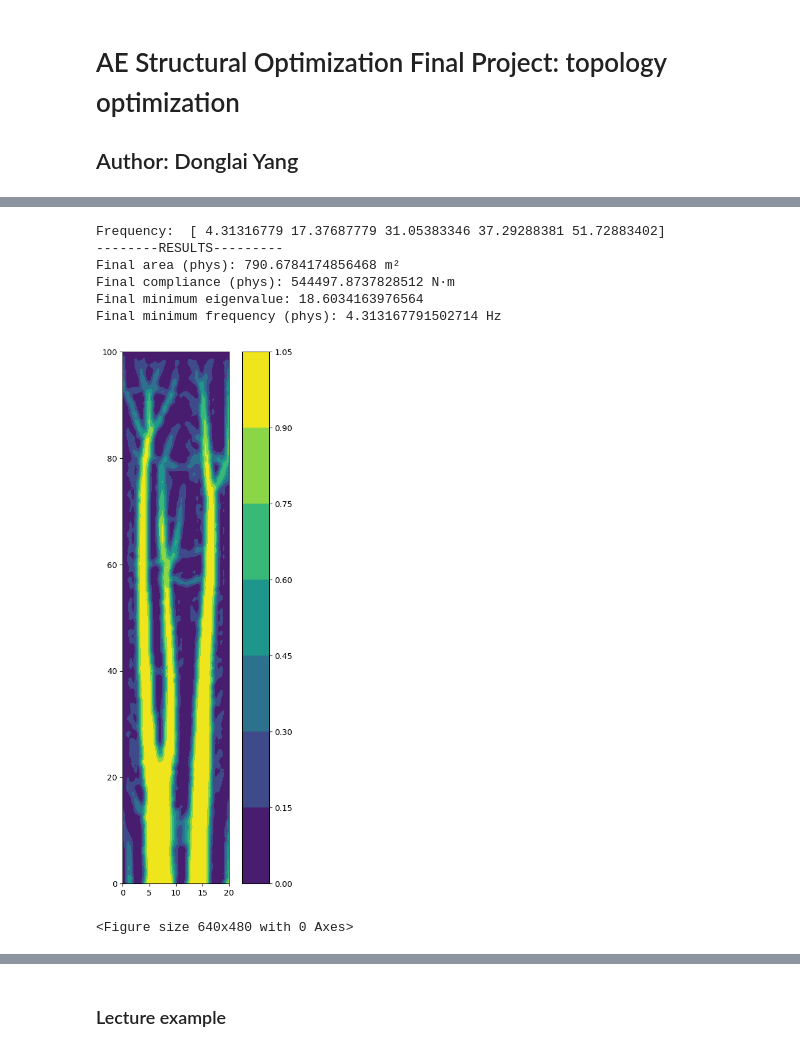
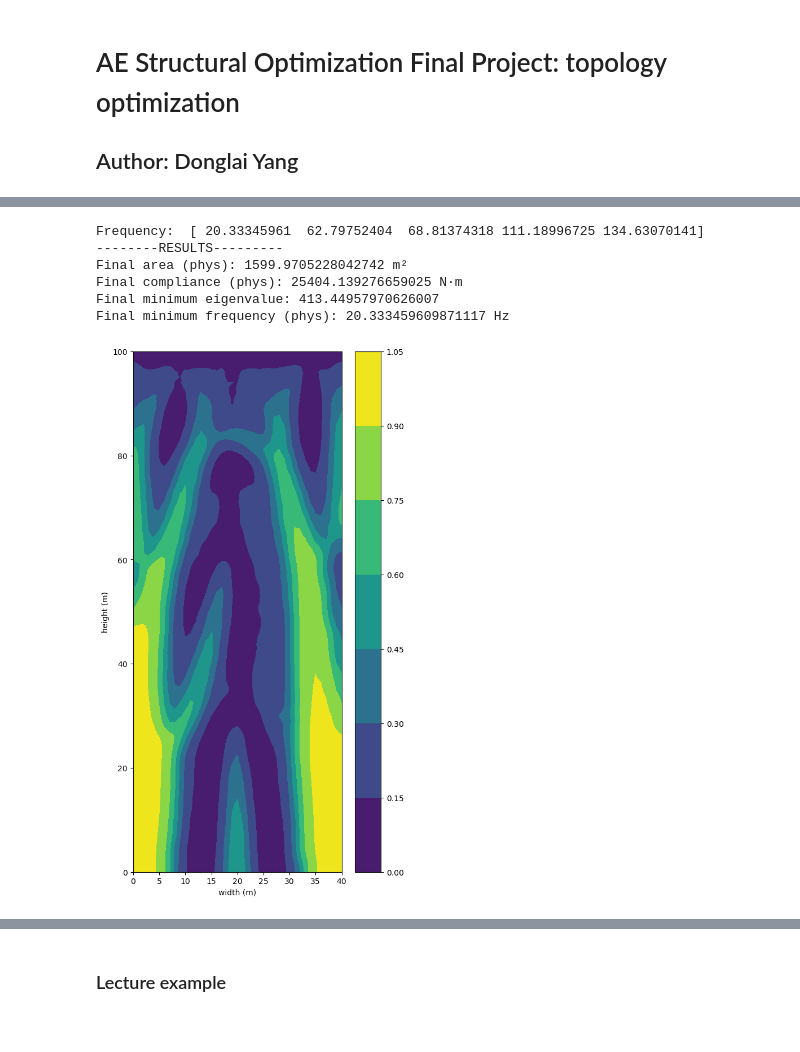
Before and after one commit to alastairyang/structural-topology-optimization, a Jupyter notebook: project-Donglai-Yang.ipynb, the cells around one changed output, grey strips where cells are left out. Saved outputs shown, nothing was run; the diff lists cells and outputs as text; code cells hidden in the pictures.

```diff
--- a/project-Donglai-Yang.ipynb
+++ b/project-Donglai-Yang.ipynb
@@ -1235,7 +1241,7 @@ nondim_flag = False
 flooded_flag = True # flooded: no hydrostatic pressure differential
 
 # Set the dimensions of the design domain
-Lx = 20 # m, width
+Lx = 40 # m, width
 Ly = 100 # m, height
 nx = 40
 ny = int(Ly/Lx * nx)
@@ -1244,7 +1250,7 @@ print(f"Number of x elements: {nx}, Number of y elements: {ny}")
 print(f"Target frequnecy (physical): {f_target} Hz")
 
 z_surface = 400  # m, sea surface height above the bed(for computing hydrostatic loads only)
-rho_FRP_phys = 2300.0  # kg/m³ (originally 820)
+rho_FRP_phys = 700.0  # kg/m³ (originally 820)
 E_FRP_phys = 30e9  # Pa
 rhosw = 1025.0  # kg/m³ (seawater density)
 g = 9.81  # m/s²
@@ -1393,7 +1399,7 @@ visualize_force_vector(X, total_forces_plot.flatten())
 
 # ----------------------------- Creating model ------------------------------
 # Create a spatial filter
-fltr = NodeFilter(conn, X, r0=r0, ftype="spatial")
+fltr = NodeFilter(conn, X, r0=r0, ftype="helmholtz", projection=False)
 
 # Create the plane stress problem
 ps = PlaneStress(conn, X, bcs, total_forces, E = E_FRP, rho = rho_FRP, fltr=fltr)
@@ -1457,40 +1463,38 @@ Iteration 500/500 completed
 # %%
 # compute the mass, compliance, and the minimum frequency
 final_area = ps.compute_area(mma.x)
 final_compliance = ps.compliance(mma.x)
 final_lambda = ps.ks_min_eigenvalue(mma.x, k=5)[0]
 print("Frequency: ", ps.frequencies(mma.x, k=5)[0])
 
 print("--------RESULTS---------")
 if nondim_flag:
     print(f"Final area (nondim): {final_area}")
     print(f"Final area (phys): {scaling.unscale_area(final_area)} m²")
     print(f"Final compliance (nondim): {final_compliance}")
     print(f"Final compliance (phys): {scaling.unscale_stress(final_compliance)} N·m")
     print(f"Final minimum eigenvalue: {final_lambda}")
     final_min_freq = np.sqrt(final_lambda)
     print(f"Final minimum frequency (nondim): {final_min_freq}")
     print(f"Final minimum frequency (phys): {scaling.unscale_frequency(final_min_freq)} Hz")
 else:
     print(f"Final area (phys): {final_area} m²")
     print(f"Final compliance (phys): {final_compliance} N·m")
     print(f"Final minimum eigenvalue: {final_lambda}")
     final_min_freq = np.sqrt(final_lambda)
     print(f"Final minimum frequency (phys): {final_min_freq} Hz")
 
 # create a figure ax to pass to fltr.plot
 plt.figure(figsize=(6, 12))
 ax = plt.gca()
-fltr.plot(fltr.apply_filter(mma.x), ax)
+fltr.plot(fltr.apply_filter(mma.x), ax, path='compliance_only_helhmhotz.png')
 plt.show()
-plt.savefig('compliance_only.png')
 # %% [output]
-Frequency:  [ 4.31316779 17.37687779 31.05383346 37.29288381 51.72883402]
+Frequency:  [ 20.33345961  62.79752404  68.81374318 111.18996725 134.63070141]
 --------RESULTS---------
-Final area (phys): 790.6784174856468 m²
-Final compliance (phys): 544497.8737828512 N·m
-Final minimum eigenvalue: 18.6034163976564
-Final minimum frequency (phys): 4.313167791502714 Hz
+Final area (phys): 1599.9705228042742 m²
+Final compliance (phys): 25404.139276659025 N·m
+Final minimum eigenvalue: 413.44957970626007
+Final minimum frequency (phys): 20.333459609871117 Hz
-[figure, old version]
+[figure, new version]
-<Figure size 640x480 with 0 Axes>
 # %%
```
Also changed, not shown: parts of 4 cells of this notebook, 8 other files.
